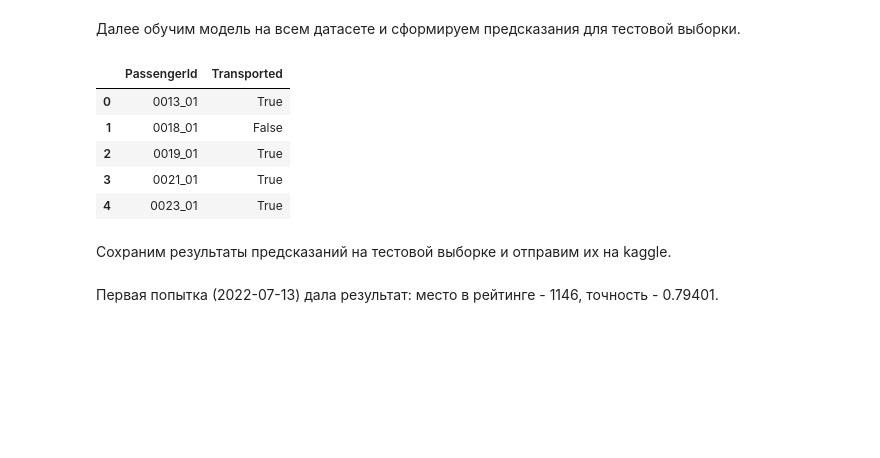
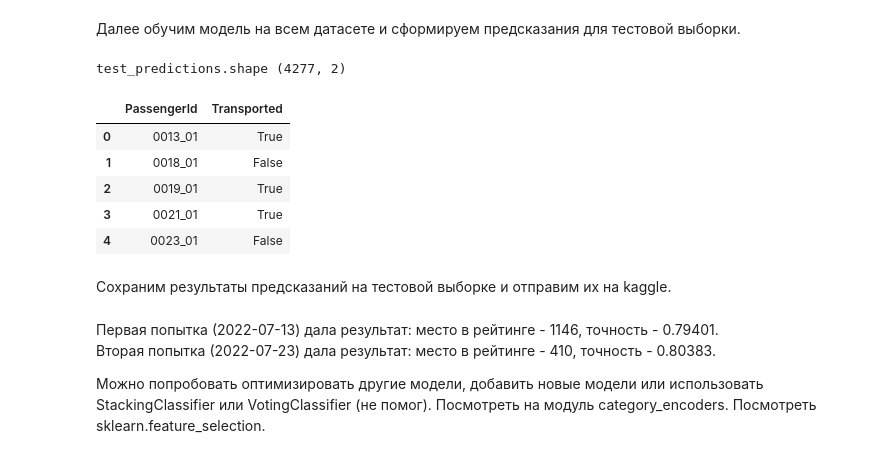
Before and after one commit to kolkingen/spaceship-titanic, a Jupyter notebook: main.ipynb, the cells around one changed output. Drawn from its saved outputs; the diff is of its cells as text; code cells hidden in the pictures; blank space fills up the shorter version.

```diff
--- a/main.ipynb
+++ b/main.ipynb
@@ -456,6 +456,6 @@ preprocessor = Pipeline(steps=[
     ('filling_missing', missings_filler),
     ('feature_engineering', features_creator),
     ('cabin_name_removing', cabin_name_remover),
-    ('normalization_and_encoding', normalizer_and_encoder),
+    ('normalization_encoding', normalizer_encoder),
     ('feature_selection', columns_remover),
 ])
@@ -465,3 +461,0 @@ y = x.pop(TARGET)
-# %%
-result = preprocessor.fit_transform(x)
-result
@@ -604,18 +554,14 @@ metrics.sort_values(by='test_accuracy', ascending=False)
 С помощью GridSearch оптимизируем гиперпараметры модели.
 А затем обучим модель с оптимизированными параметрами.
 # %%
-model = GradientBoostingClassifier(random_state=RANDOM_STATE)
+model = SVC(random_state=RANDOM_STATE)
 pipeline = Pipeline(steps=[('preprocessor', preprocessor), ('classifier', model)])
 
 grid_parameters = {
-    'classifier__loss': ['log_loss', 'exponential'],
-    'classifier__learning_rate': [0.01, 0.1, 1, 10],
-    'classifier__n_estimators': [100, 250, 500, 1000]
+    'classifier__C': [0.01, 0.1, 1.0, 10, 100],
+    'classifier__kernel': ['linear', 'poly', 'rbf', 'sigmoid', 'precomputed'],
 }
 
-grid_search = GridSearchCV(pipeline, param_grid=grid_parameters, cv=N_FOLDS)
-grid_search.fit(x, y)
-
-print('Лучшие параметры:')
-print(grid_search.best_params_)
+grid_search = GridSearchCV(pipeline, param_grid=grid_parameters, cv=N_FOLDS).fit(x, y)
+print(f'Лучшие параметры: {grid_search.best_params_}')
 # %% [output]
@@ -639,23 +604,27 @@ metrics.sort_values(by='test_accuracy', ascending=False) # TODO: сделать
+# %%
+final_model = VotingClassifier(estimators=models)  # TODO: неверно - нужно передавать pipelines.
+final_pipeline = Pipeline(steps=[('preprocessor', preprocessor), ('classifier', final_model)])
 # %% [markdown]
 ## Результаты
 # %% [markdown]
 Далее обучим модель на всем датасете и сформируем предсказания для тестовой выборки.
 # %%
-svc_model_optimized.fit(x, y)
+final_pipeline.fit(x, y)
 
 test_predictions = pd.DataFrame({
     'PassengerId': test_dataset['PassengerId'],
-    'Transported': svc_model_optimized.predict(test_dataset),
+    'Transported': final_pipeline.predict(test_dataset),
 })
 print('test_predictions.shape', test_predictions.shape)
 test_predictions.head()
 # %% [output]
+test_predictions.shape (4277, 2)
 |  | PassengerId | Transported |
 | 0 | 0013_01 | True |
 | 1 | 0018_01 | False |
 | 2 | 0019_01 | True |
 | 3 | 0021_01 | True |
-| 4 | 0023_01 | True |
+| 4 | 0023_01 | False |
 # %% [markdown]
 Сохраним результаты предсказаний на тестовой выборке и отправим их на kaggle.
 # %%
@@ -663,3 +632,10 @@ filename = 'submission1.csv'
 test_predictions.to_csv(path_join('data', filename), index=False)
-# %% [markdown]
-Первая попытка (2022-07-13) дала результат: место в рейтинге - 1146, точность - 0.79401.
+# %% [markdown]
+Первая попытка (2022-07-13) дала результат: место в рейтинге - 1146, точность - 0.79401.
+Вторая попытка (2022-07-23) дала результат: место в рейтинге -  410, точность - 0.80383.
+
+Можно попробовать оптимизировать другие модели,
+добавить новые модели
+или использовать StackingClassifier или VotingClassifier (не помог).
+Посмотреть на модуль category_encoders.
+Посмотреть sklearn.feature_selection.
```
Also changed, not shown: parts of 19 cells of this notebook, 2 other files.
